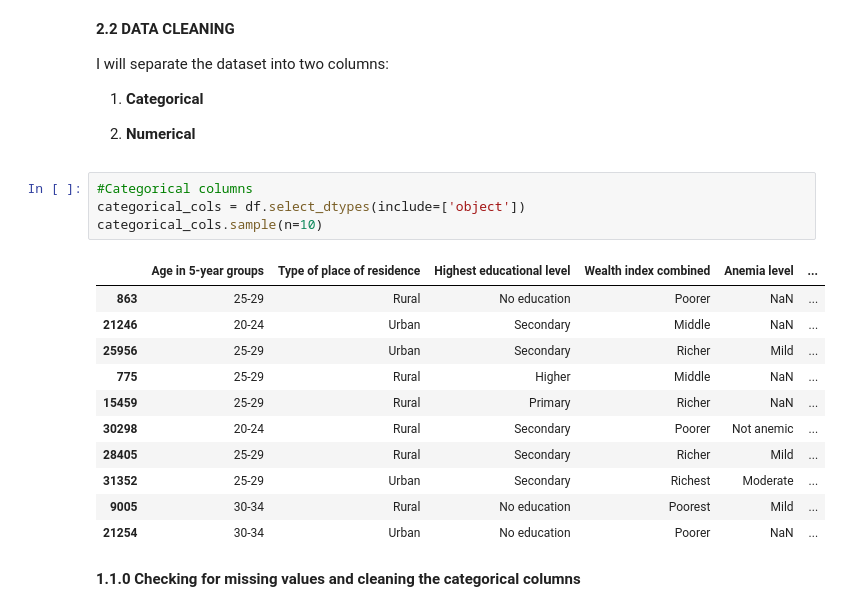
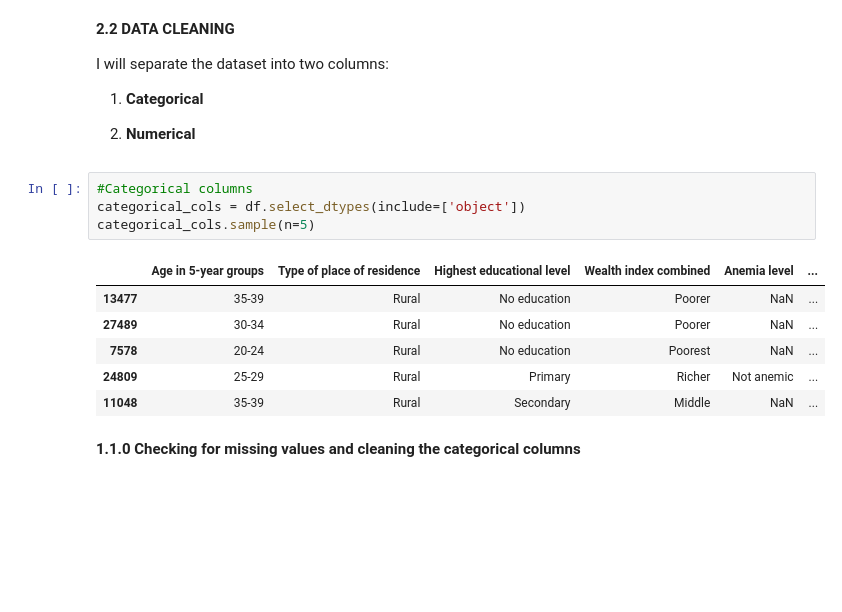
Before and after one commit to ruth-kitasi/Anemia-Level-Prediction-in-Children, a Jupyter notebook: notebooks/Joseline.ipynb, the cells around one changed output. Saved outputs shown, nothing was run; the diff lists cells and outputs as text; blank space fills up the shorter version.

```diff
--- a/notebooks/Joseline.ipynb
+++ b/notebooks/Joseline.ipynb
@@ -178,19 +162,14 @@ I will separate the dataset into two columns:
 # %%
 #Categorical columns
 categorical_cols = df.select_dtypes(include=['object'])
-categorical_cols.sample(n=10)
+categorical_cols.sample(n=5)
 # %% [output]
 |  | Age in 5-year groups | Type of place of residence | Highest educational level | Wealth index combined | Anemia level | ... |
-| 863 | 25-29 | Rural | No education | Poorer | NaN | ... |
-| 21246 | 20-24 | Urban | Secondary | Middle | NaN | ... |
-| 25956 | 25-29 | Urban | Secondary | Richer | Mild | ... |
-| 775 | 25-29 | Rural | Higher | Middle | NaN | ... |
-| 15459 | 25-29 | Rural | Primary | Richer | NaN | ... |
-| 30298 | 20-24 | Rural | Secondary | Poorer | Not anemic | ... |
-| 28405 | 25-29 | Rural | Secondary | Richer | Mild | ... |
-| 31352 | 25-29 | Urban | Secondary | Richest | Moderate | ... |
-| 9005 | 30-34 | Rural | No education | Poorest | Mild | ... |
-| 21254 | 30-34 | Urban | No education | Poorer | NaN | ... |
+| 13477 | 35-39 | Rural | No education | Poorer | NaN | ... |
+| 27489 | 30-34 | Rural | No education | Poorer | NaN | ... |
+| 7578 | 20-24 | Rural | No education | Poorest | NaN | ... |
+| 24809 | 25-29 | Rural | Primary | Richer | Not anemic | ... |
+| 11048 | 35-39 | Rural | Secondary | Middle | NaN | ... |
 # %% [markdown]
 **1.1.0 Checking for missing values and cleaning the categorical columns**
 # %%
```
Also changed, not shown: parts of 9 cells of this notebook.
